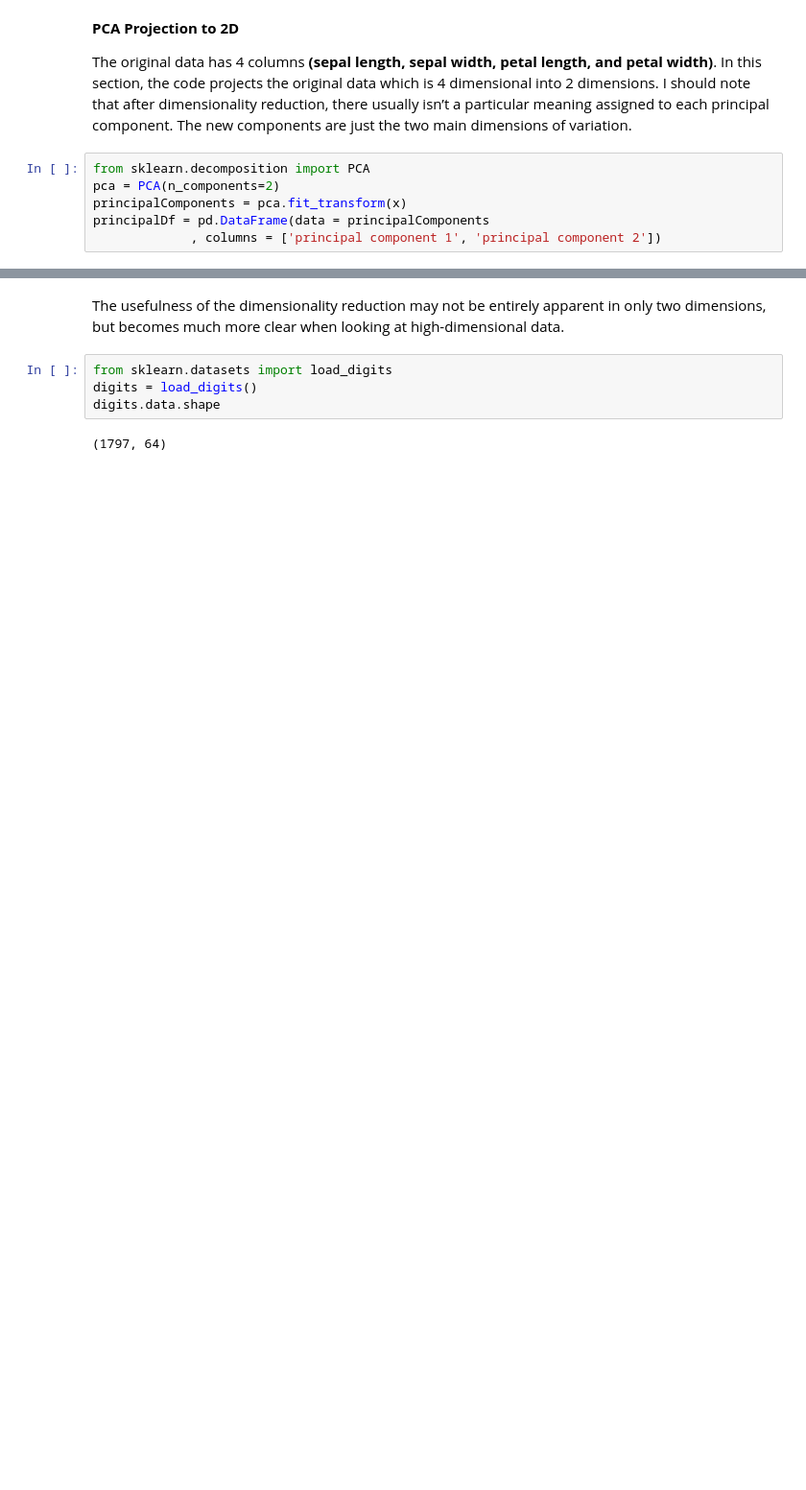
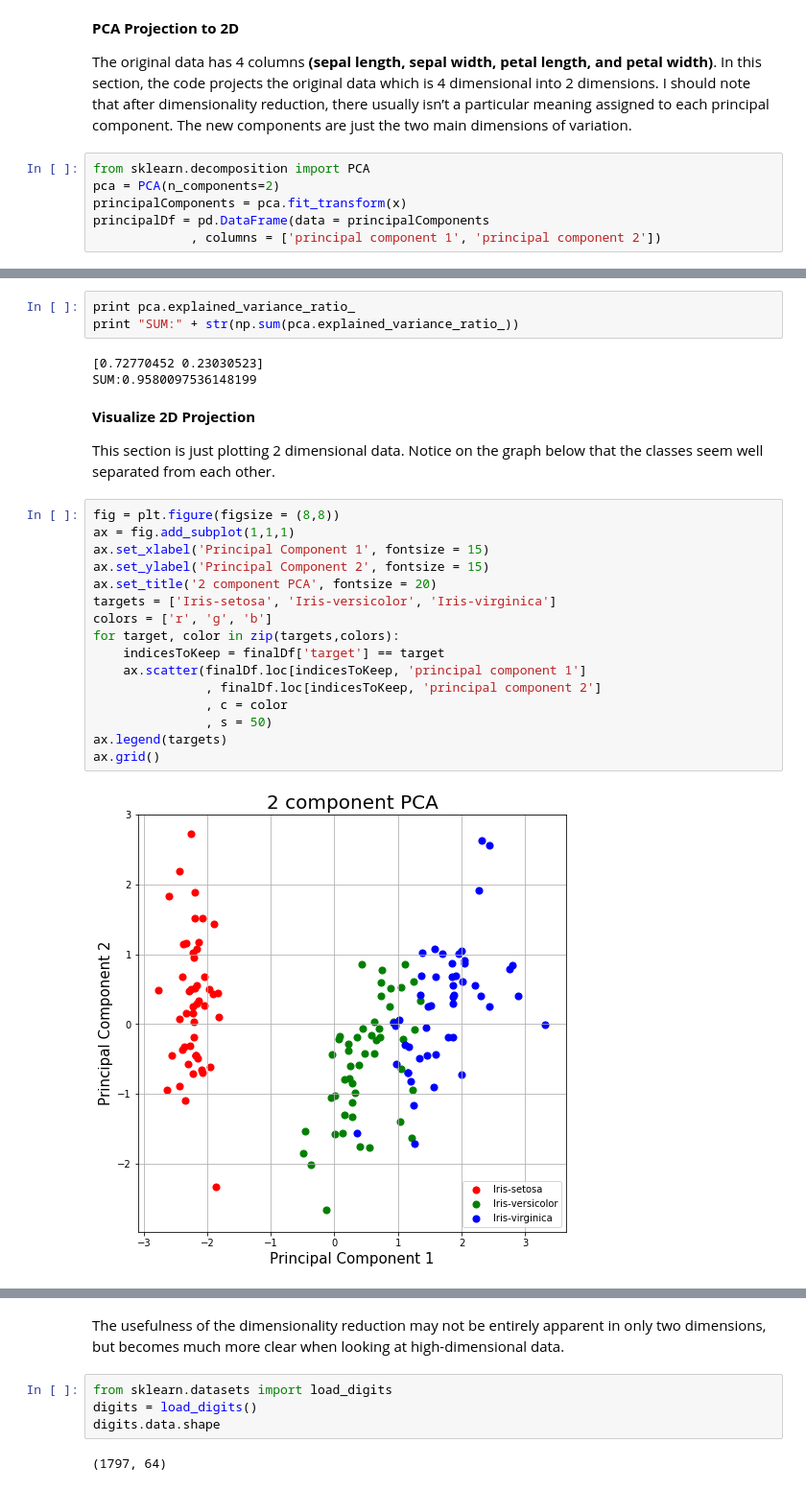
Before and after one commit to ramakris/gentfg-machine-learning, a Jupyter notebook: week8/PCA.ipynb, the cells around one changed output, grey strips where cells are left out. Shown at 96% size. Drawn from its saved outputs; the diff is of its cells as text; blank space fills up the shorter version.

```diff
--- a/week8/PCA.ipynb
+++ b/week8/PCA.ipynb
@@ -64 +66,29 @@ print pca.explained_variance_ratio_
+# %%
+print pca.explained_variance_ratio_
+print "SUM:" + str(np.sum(pca.explained_variance_ratio_))
+# %% [output]
+[0.72770452 0.23030523]
+SUM:0.9580097536148199
+# %% [markdown]
+**Visualize 2D Projection**
+
+This section is just plotting 2 dimensional data. Notice on the graph below that the classes seem well separated from each other.
+# %%
+fig = plt.figure(figsize = (8,8))
+ax = fig.add_subplot(1,1,1)
+ax.set_xlabel('Principal Component 1', fontsize = 15)
+ax.set_ylabel('Principal Component 2', fontsize = 15)
+ax.set_title('2 component PCA', fontsize = 20)
+targets = ['Iris-setosa', 'Iris-versicolor', 'Iris-virginica']
+colors = ['r', 'g', 'b']
+for target, color in zip(targets,colors):
+    indicesToKeep = finalDf['target'] == target
+    ax.scatter(finalDf.loc[indicesToKeep, 'principal component 1']
+               , finalDf.loc[indicesToKeep, 'principal component 2']
+               , c = color
+               , s = 50)
+ax.legend(targets)
+ax.grid()
+# %% [output]
+[figure, added]
 # %% [markdown]
```
Also changed, not shown: parts of 5 cells of this notebook, 3 other files.
